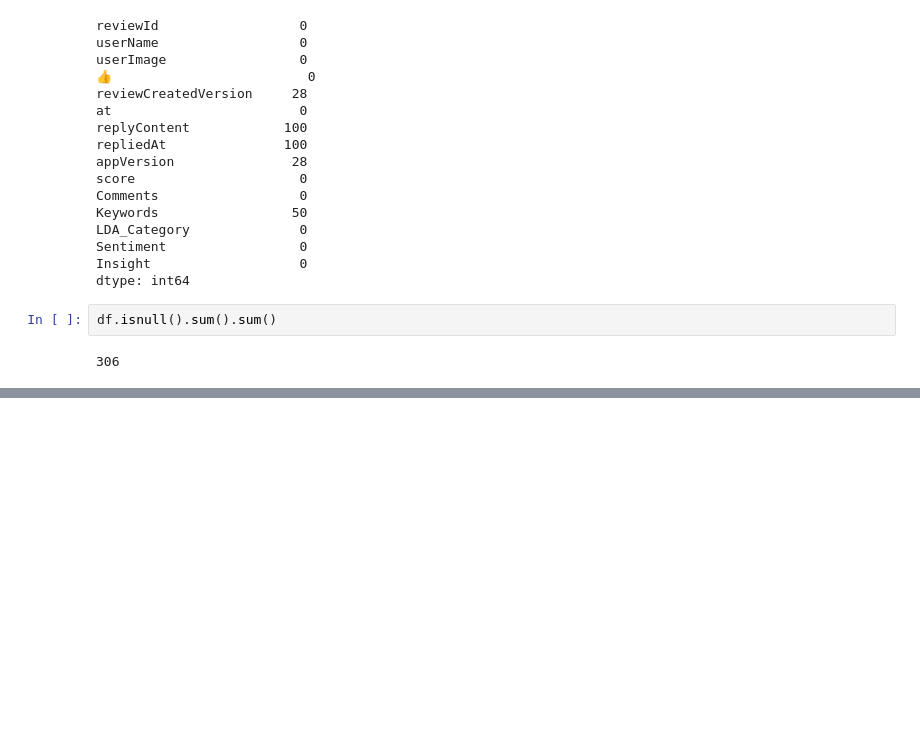
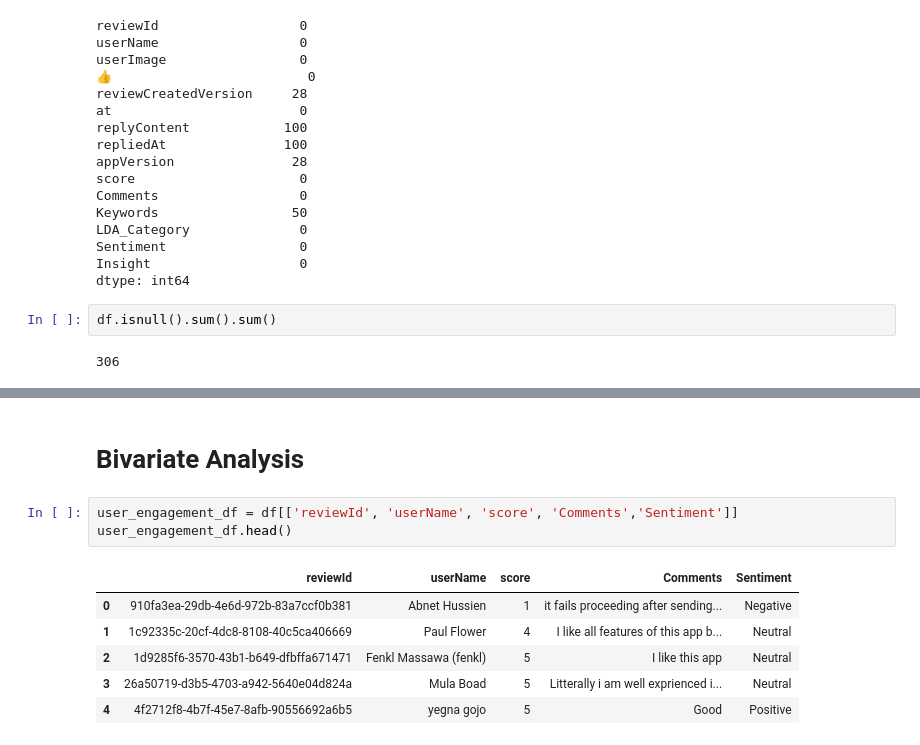
Before and after one commit to YeabsiraTibebu/marketing_analytics, a Jupyter notebook: notebooks/user_review_analysis.ipynb, the cells around one changed output, grey strips where cells are left out. Cells and saved outputs as stored; diff of their text form; blank space fills up the shorter version.

```diff
--- a/notebooks/user_review_analysis.ipynb
+++ b/notebooks/user_review_analysis.ipynb
@@ -147,0 +244,12 @@ df.isnull().sum().sum()
+# %% [markdown]
+# Bivariate Analysis
+# %%
+user_engagement_df = df[['reviewId', 'userName', 'score', 'Comments','Sentiment']]
+user_engagement_df.head()
+# %% [output]
+|  | reviewId | userName | score | Comments | Sentiment |
+| 0 | 910fa3ea-29db-4e6d-972b-83a7ccf0b381 | Abnet Hussien | 1 | it fails proceeding after sending... | Negative |
+| 1 | 1c92335c-20cf-4dc8-8108-40c5ca406669 | Paul Flower | 4 | I like all features of this app b... | Neutral |
+| 2 | 1d9285f6-3570-43b1-b649-dfbffa671471 | Fenkl Massawa (fenkl) | 5 | I like this app | Neutral |
+| 3 | 26a50719-d3b5-4703-a942-5640e04d824a | Mula Boad | 5 | Litterally i am well exprienced i... | Neutral |
+| 4 | 4f2712f8-4b7f-45e7-8afb-90556692a6b5 | yegna gojo | 5 | Good | Positive |
```
Also changed, not shown: parts of 12 cells of this notebook.
